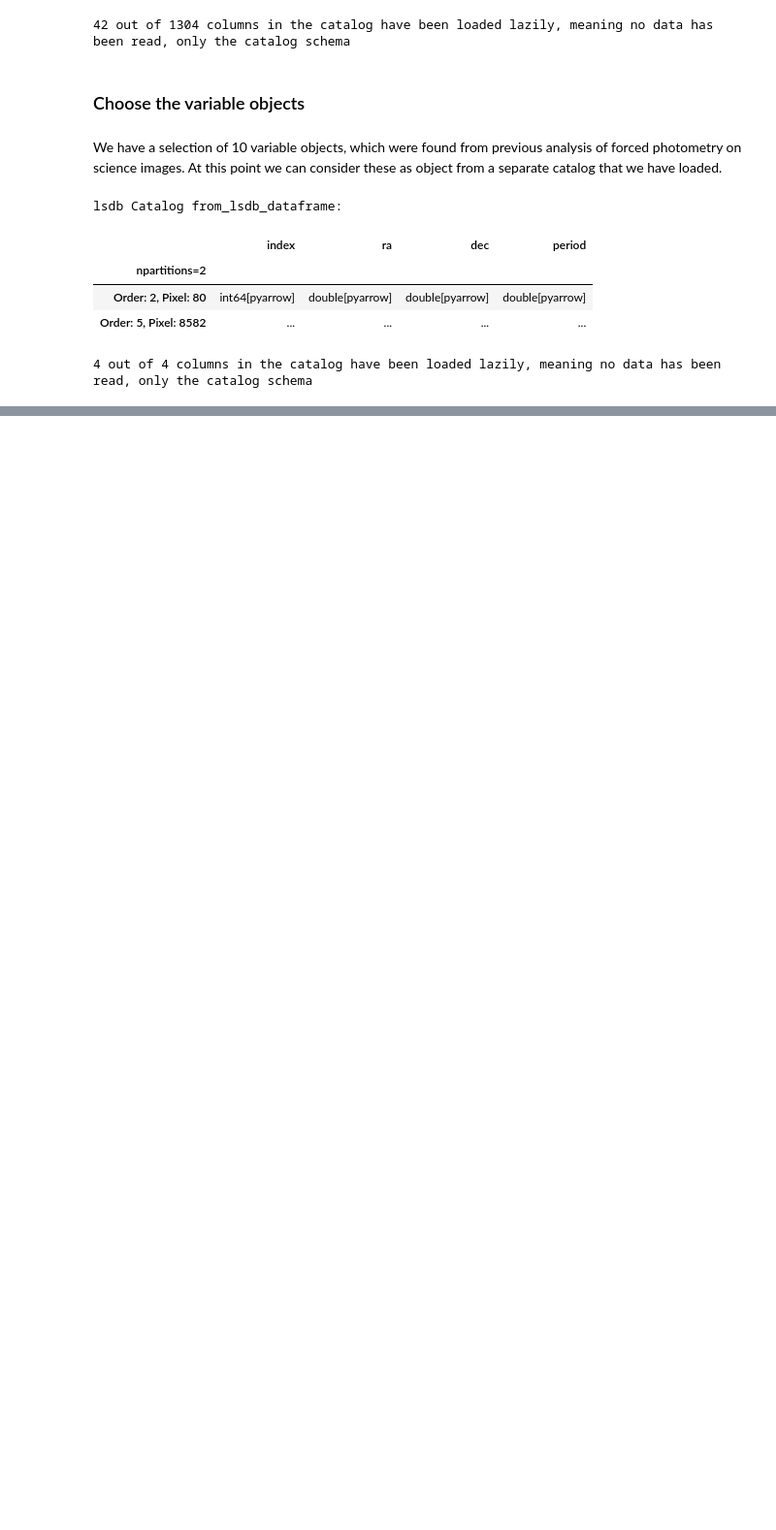
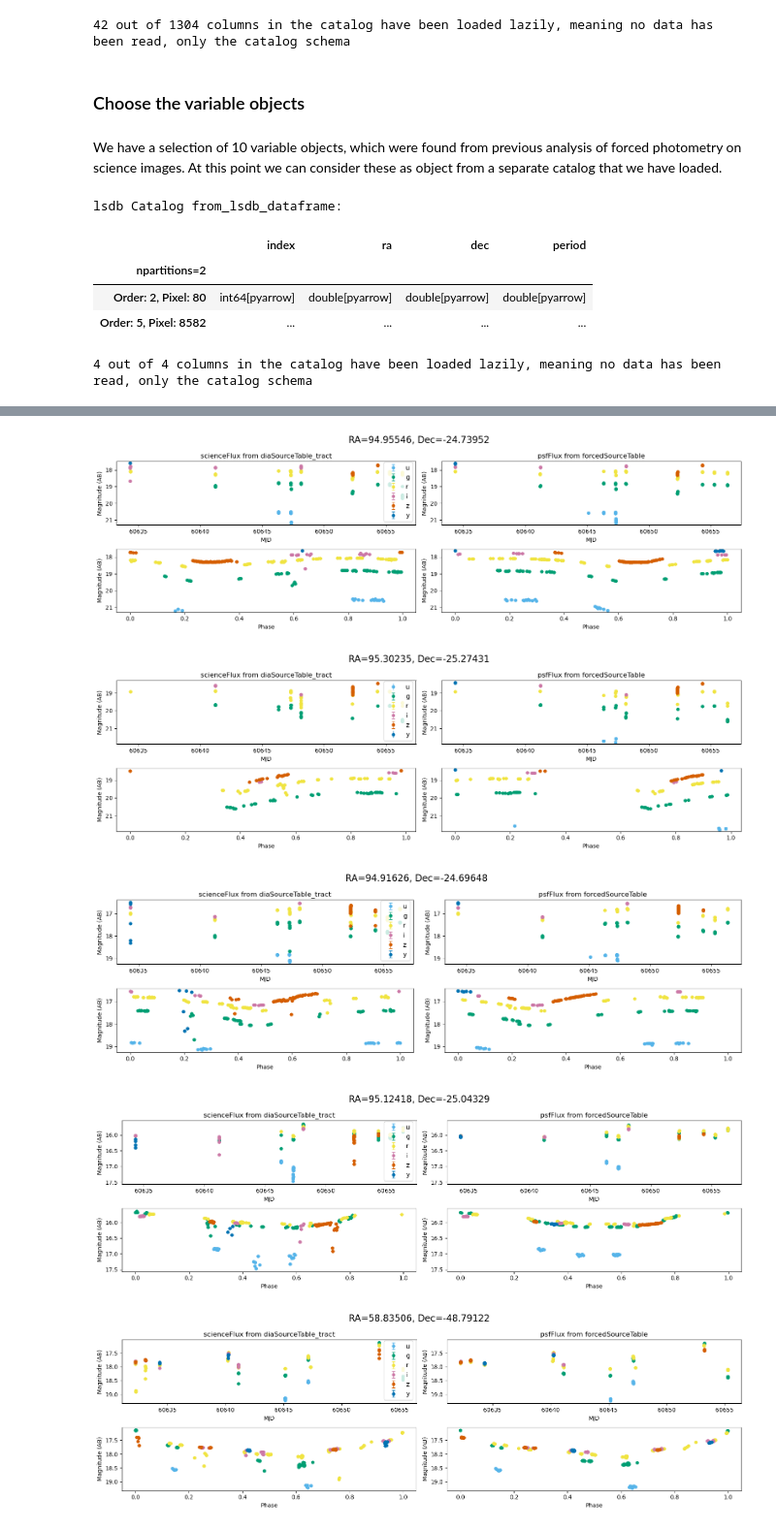
Before and after one commit to lincc-frameworks/RCW_Hackathon_2025_LSDB, a Jupyter notebook: Notebook_4.ipynb, the cells around one changed output, grey strips where cells are left out. Shown at 97% size. Cells and saved outputs as stored; diff of their text form; code cells hidden in the pictures; blank space fills up the shorter version.

```diff
--- a/Notebook_4.ipynb
+++ b/Notebook_4.ipynb
@@ -144,12 +152,11 @@ COLORS = {
 }
 # %%
 def plot_mag_lightcurves(ax, row):
-    """Plot magnitude light curves from DIA source, DIA forced source and forcedSource"""
-    # Define flux types for each dataset
+    """Plot magnitude light curves from DIA source and forcedSource"""
+    # Define flux types for each dataset (removed forcedSourceOnDiaObjectTable)
     datasets = [
         ("scienceFlux", "diaSourceTable_tract", row.diaSource_dia),
-        ("psfDiffFlux", "forcedSourceOnDiaObjectTable", row.diaForcedSource_dia),
-        ("psfFlux", "forcedSourceTable", row.forcedSource_obj),
+        ("psfFlux", "forcedSourceTable", row.objectForcedSource_obj),
     ]
     all_mags = [[], []]  # To store magnitudes for each row
     for i, (flux_col, table_name, lc) in enumerate(datasets):
@@ -176,9 +183,7 @@ def plot_mag_lightcurves(ax, row):
         )
         # Second row: folded light curve
         all_mags[1].extend(
-            plot_mag_scale(
-                ax[1, i], lc, flux_col, flux_err_col, x_name="phase", x_label="Phase"
-            )
+            plot_mag_scale(ax[1, i], lc, flux_col, flux_err_col, x_name="phase", x_label="Phase")
         )
     return all_mags
 
@@ -225,18 +230,22 @@ def scale_mag_y_axis(ax, all_mags):
     for row_idx in range(2):
         if all_mags[row_idx]:  # Ensure we have data
             ymin, ymax = np.nanmin(all_mags[row_idx]), np.nanmax(all_mags[row_idx])
-            for i in range(3):  # Apply limits to all columns in the row
-                ax[row_idx, i].set_ylim(
-                    ymax + 0.1, ymin - 0.1
-                )  # Keep magnitude inverted
+            for i in range(2):  # Now only 2 columns instead of 3
+                ax[row_idx, i].set_ylim(ymax + 0.1, ymin - 0.1)  # Keep magnitude inverted
 # %%
 for _, row in result_df.iterrows():
-    fig, ax = plt.subplots(2, 3, figsize=(16, 8), sharex="row")  # 2 rows, 3 columns
+    fig, ax = plt.subplots(2, 2, figsize=(16, 5), sharex="row")  # 2 rows, 2 columns
     fig.suptitle(
-        f"{drp_release} | RA={row.ra_var_obj:.5f}, Dec={row.dec_var_obj:.5f}",
+        f"RA={row.ra_var_obj:.5f}, Dec={row.dec_var_obj:.5f}",
         fontsize=16,
     )
     all_mags = plot_mag_lightcurves(ax, row)
     scale_mag_y_axis(ax, all_mags)
     plt.tight_layout()
     plt.show()
+# %% [output]
+[figure, added]
+[figure, added]
+[figure, added]
+[figure, added]
+[figure, added]
```
Also changed, not shown: parts of 11 cells of this notebook, 1 other file.
